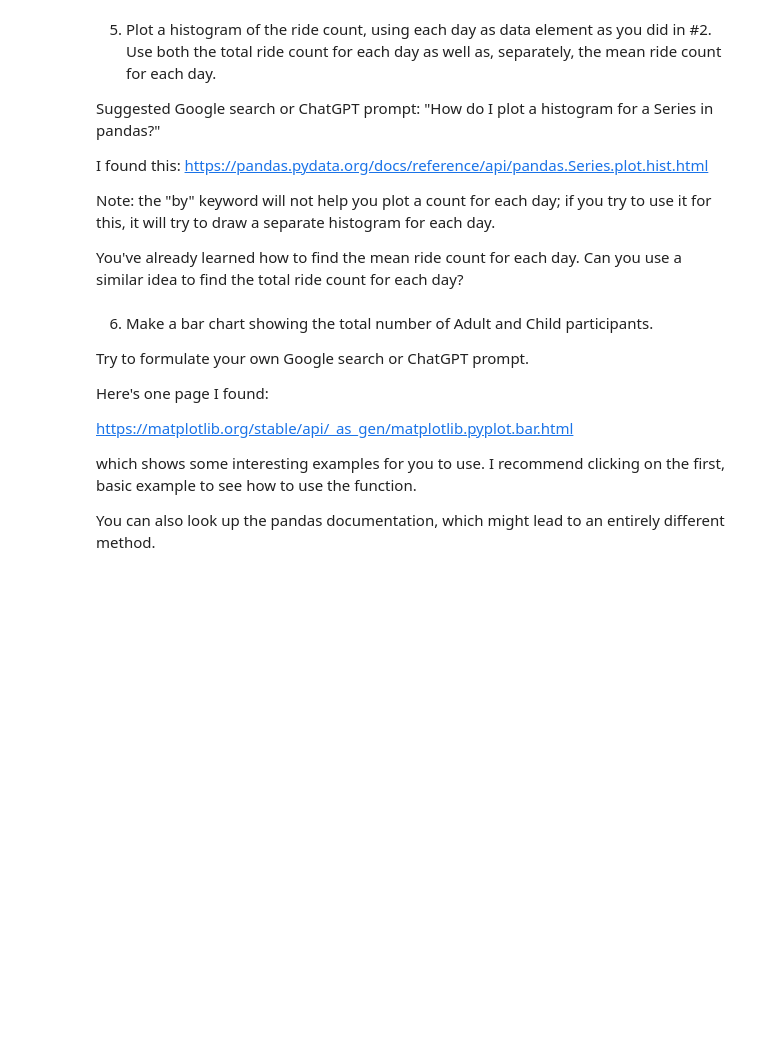
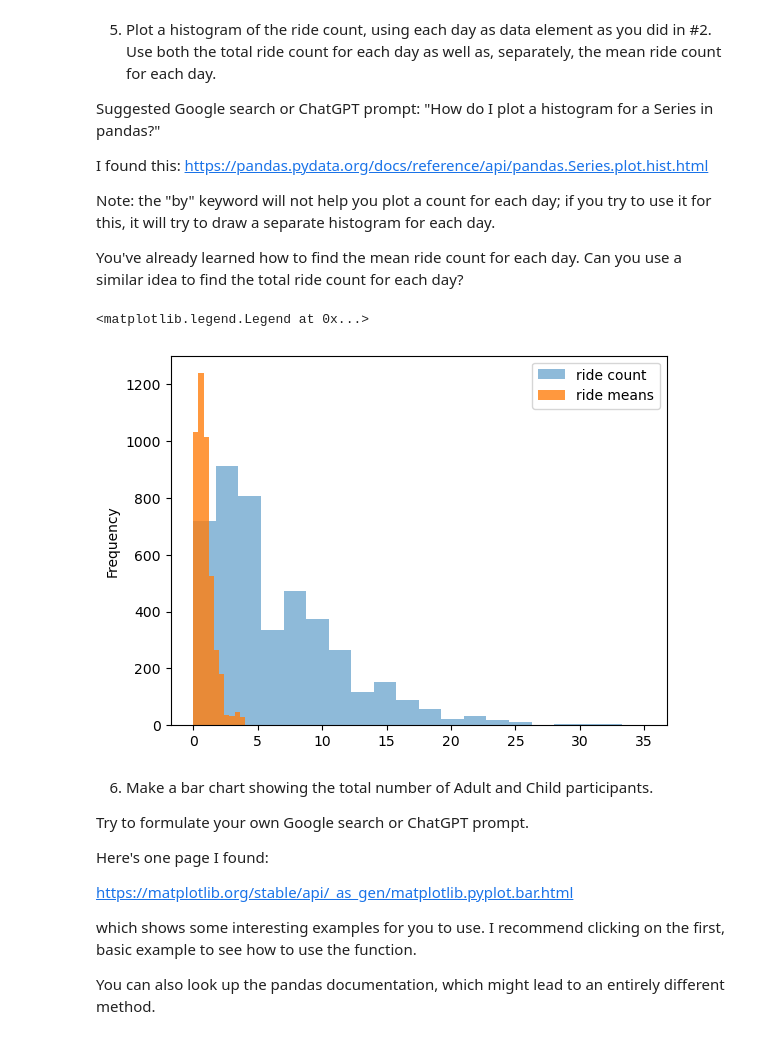
Before and after one commit to keshleem/dx699-summerai-homework3, a Jupyter notebook: Week3.ipynb, the cells around one changed output. Drawn from its saved outputs; the diff is of its cells as text; code cells hidden in the pictures; blank space fills up the shorter version.

```diff
--- a/Week3.ipynb
+++ b/Week3.ipynb
@@ -288,6 +298,17 @@ I found this: https://pandas.pydata.org/docs/reference/api/pandas.Series.plot.hi
 Note: the "by" keyword will not help you plot a count for each day; if you try to use it for this, it will try to draw a separate histogram for each day.
 
 You've already learned how to find the mean ride count for each day.  Can you use a similar idea to find the total ride count for each day?
+# %%
+# df[ride('VisitDate')].hist(bins=10, alpha=0.5, figsize=(8, 6))
+ride_count = df.groupby('VisitDate')[rides].sum().sum(axis=1)
+ride_means = df.groupby('VisitDate')[rides].mean().mean(axis=1)
+
+ride_count.plot.hist(bins=20, alpha=0.5, label='ride count')
+ride_means.plot.hist(bins=10, alpha=0.8, label='ride means')
+plt.legend()
+# %% [output]
+<matplotlib.legend.Legend at 0x...>
+[figure, added]
 # %% [markdown]
 6. Make a bar chart showing the total number of Adult and Child participants.
 
```
Also changed, not shown: parts of 5 cells of this notebook.
